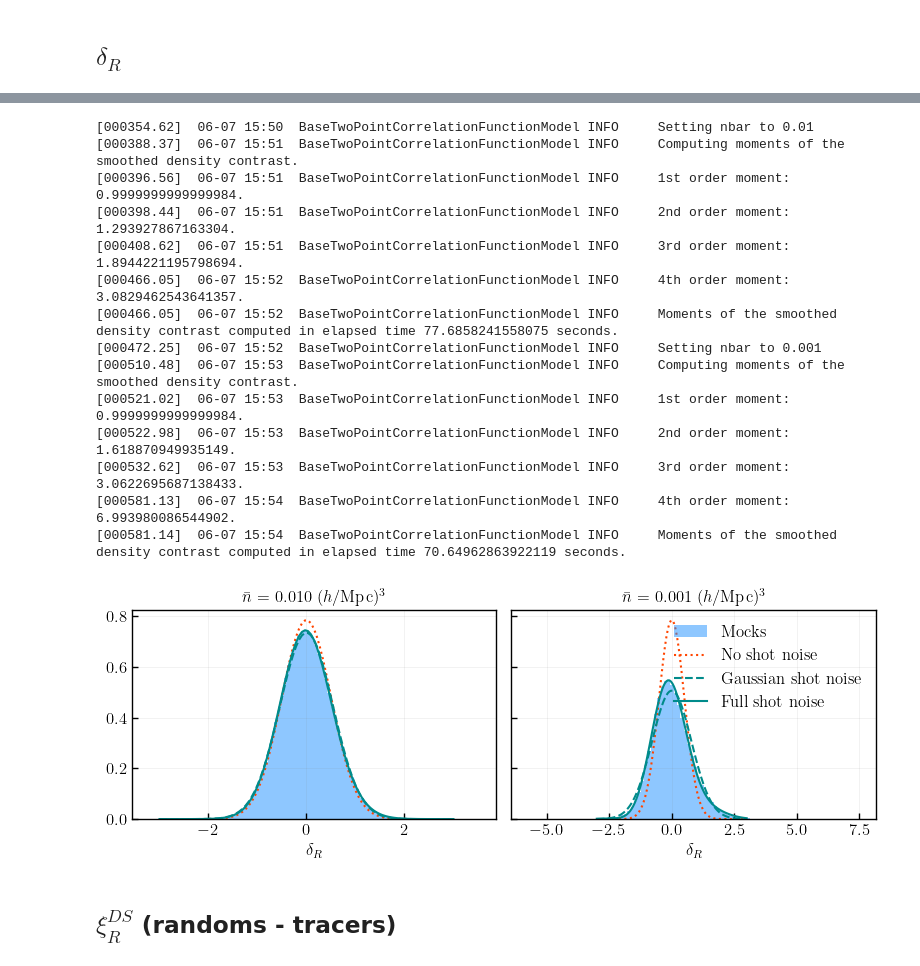
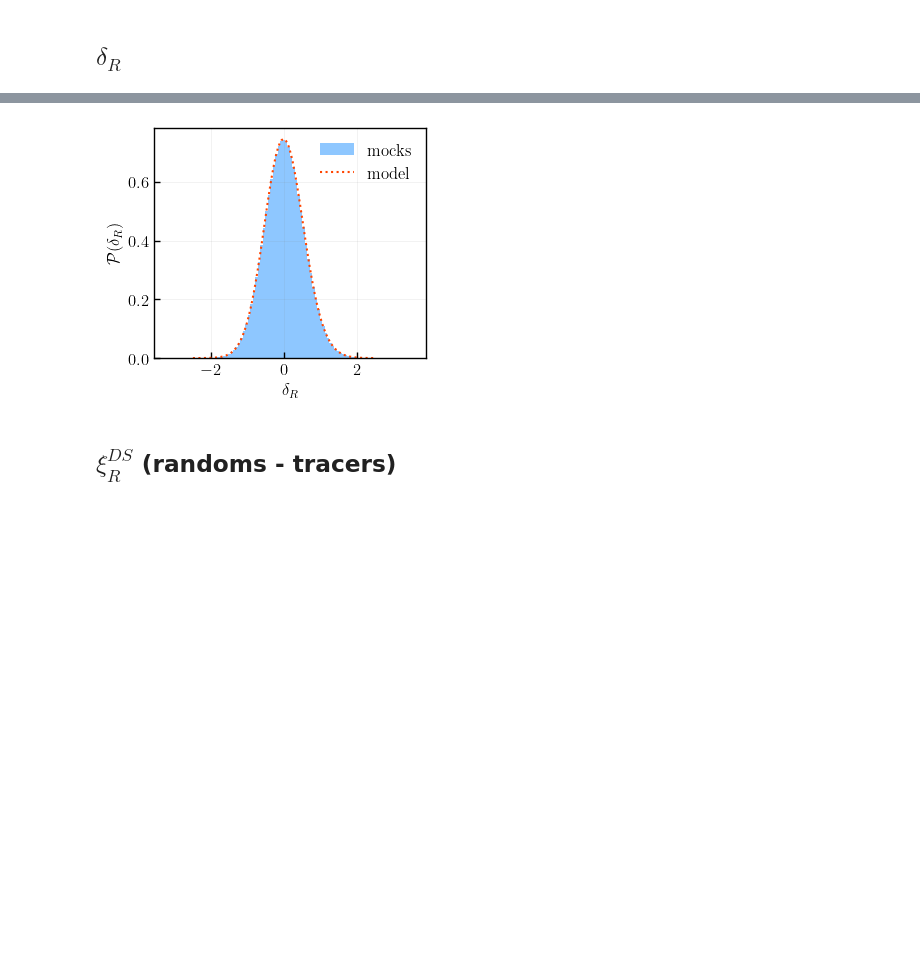
Before and after one commit to mathildepinon/densitysplit, a Jupyter notebook: nb/GaussianDensity.ipynb, the cells around one changed output, grey strips where cells are left out. Drawn from its saved outputs; the diff is of its cells as text; code cells hidden in the pictures; blank space fills up the shorter version.

```diff
--- a/nb/GaussianDensity.ipynb
+++ b/nb/GaussianDensity.ipynb
@@ -143,46 +139,30 @@ smootheddensitymodel = SmoothedGaussianDensityModel(smoothedmodel)
 # %%
-mocks_dir = '/feynman/work/dphp/mp270220/outputs/mocks/gaussian/'
+mocks_dir = '/feynman/scratch/dphp/mp270220/mocks/gaussian/'
 delta_fn = '{:d}gaussianMocks_pkdamped_z{:.3f}_bias{:.1f}_boxsize{:d}_nmesh{:d}_nbar{{:.3f}}_cellsize{:d}_resampler{}_delta_R.npy'.format(10, z, bias, boxsize, nmesh, cellsize, resampler)
 
-delta = np.linspace(-3, 3, 100)
+delta = np.linspace(-2.5, 2.5, 100)
 
-fig, axes = plt.subplots(1, 2, sharex=False, sharey=True, figsize=(8, 3))
+fig = plt.figure(figsize=(3.5, 3))
 
-for i, nb in enumerate(nbar):
-    ## Mocks
-    densities = np.load(os.path.join(mocks_dir, delta_fn.format(nb)))
+## Mocks
+densities = np.load(os.path.join(mocks_dir, delta_fn.format(nb)))
 
-    ## Model
-    model_density = scipy.stats.norm.pdf(delta, 0, smootheddensitymodel.double_smoothed_sigma)
-    model_density_gaussianshotnoise = smootheddensitymodel.density(delta, p=2, nbar=nb)
-    model_density_fullshotnoise = smootheddensitymodel.density(delta, p=4, nbar=nb)
+## Model
+model_density = scipy.stats.norm.pdf(delta, 0, smootheddensitymodel.double_smoothed_sigma)
+model_density_gaussianshotnoise = smootheddensitymodel.density(delta, p=2, nbar=nb)
+model_density_fullshotnoise = smootheddensitymodel.density(delta, p=4, nbar=nb)
 
-    axes[i].hist(np.ravel(densities), bins=100, density=True, alpha=0.5, label='Mocks')
-    axes[i].plot(delta, model_density, label='No shot noise', ls=':', color='orangered')
-    axes[i].plot(delta, model_density_gaussianshotnoise, label='Gaussian shot noise', ls='--', color='darkcyan')
-    axes[i].plot(delta, model_density_fullshotnoise, label='Full shot noise', ls='-', color='darkcyan')
-    axes[i].set_xlabel(r'$\delta_R$')
-    axes[i].set_title(r'$\bar{{n}}$ = {:.3f} $(h/\mathrm{{Mpc}})^3$'.format(nb))
-
-axes[1].legend()
-plt.savefig(os.path.join(plots_dir, 'gaussian_mocks_deltaR.pdf'), dpi=500)
+plt.hist(np.ravel(densities), bins=100, density=True, alpha=0.5, label='mocks')
+#plt.plot(delta, model_density, label='No shot noise', ls=':', color='orangered')
+#plt.plot(delta, model_density_gaussianshotnoise, label='Gaussian shot noise', ls='--', color='darkcyan')
+plt.plot(delta, model_density_fullshotnoise, label='model', ls=':', color='orangered')
+plt.xlabel(r'$\delta_R$')
+plt.ylabel(r'$\mathcal{P}(\delta_R)$')
+plt.legend()
+plt.savefig(os.path.join(plots_dir, 'gaussian_mocks_deltaR_nbar{}.pdf'.format(nb)), dpi=500)
 plt.show()
 # %% [output]
-[000354.62]  06-07 15:50  BaseTwoPointCorrelationFunctionModel INFO     Setting nbar to 0.01
-[000388.37]  06-07 15:51  BaseTwoPointCorrelationFunctionModel INFO     Computing moments of the smoothed density contrast.
-[000396.56]  06-07 15:51  BaseTwoPointCorrelationFunctionModel INFO     1st order moment: 0.9999999999999984.
-[000398.44]  06-07 15:51  BaseTwoPointCorrelationFunctionModel INFO     2nd order moment: 1.293927867163304.
-[000408.62]  06-07 15:51  BaseTwoPointCorrelationFunctionModel INFO     3rd order moment: 1.8944221195798694.
-[000466.05]  06-07 15:52  BaseTwoPointCorrelationFunctionModel INFO     4th order moment: 3.0829462543641357.
-[000466.05]  06-07 15:52  BaseTwoPointCorrelationFunctionModel INFO     Moments of the smoothed density contrast computed in elapsed time 77.6858241558075 seconds.
-[000472.25]  06-07 15:52  BaseTwoPointCorrelationFunctionModel INFO     Setting nbar to 0.001
-[000510.48]  06-07 15:53  BaseTwoPointCorrelationFunctionModel INFO     Computing moments of the smoothed density contrast.
-[000521.02]  06-07 15:53  BaseTwoPointCorrelationFunctionModel INFO     1st order moment: 0.9999999999999984.
-[000522.98]  06-07 15:53  BaseTwoPointCorrelationFunctionModel INFO     2nd order moment: 1.618870949935149.
-[000532.62]  06-07 15:53  BaseTwoPointCorrelationFunctionModel INFO     3rd order moment: 3.0622695687138433.
-[000581.13]  06-07 15:54  BaseTwoPointCorrelationFunctionModel INFO     4th order moment: 6.993980086544902.
-[000581.14]  06-07 15:54  BaseTwoPointCorrelationFunctionModel INFO     Moments of the smoothed density contrast computed in elapsed time 70.64962863922119 seconds.
-[figure, old version]
+[figure, new version]
 # %% [markdown]
 ## $\xi_R^{DS}$ (randoms - tracers)
 # %%
```
Also changed, not shown: parts of 9 cells of this notebook, 51 other files.
